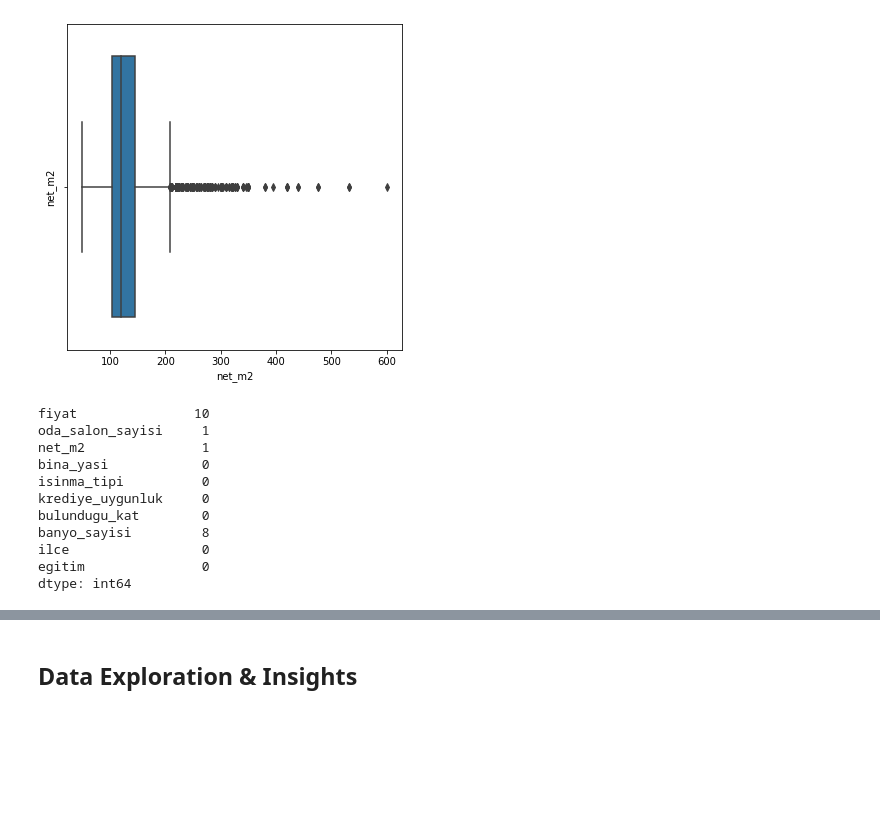
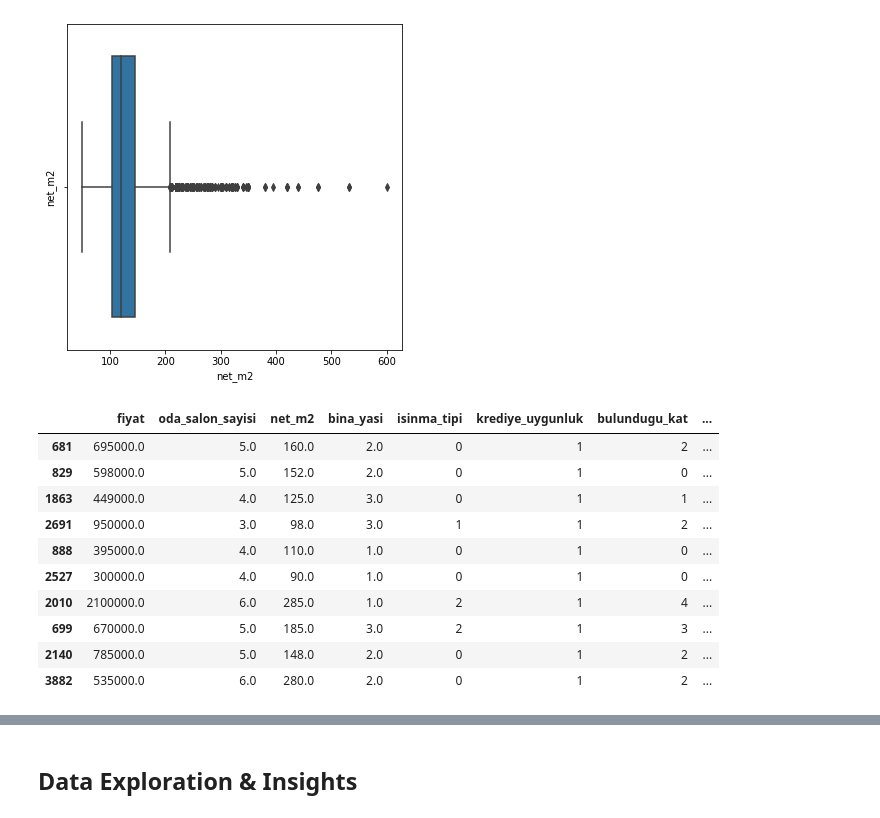
Before and after one commit to mtaylansahin/Preprocessing-Exploration-of-Turkish-Housing-Data, a Jupyter notebook: Preprocessing_and_Exploration.ipynb, the cells around one changed output, grey strips where cells are left out. Cells and saved outputs as stored; diff of their text form; code cells hidden in the pictures; blank space fills up the shorter version.

```diff
--- a/Preprocessing_and_Exploration.ipynb
+++ b/Preprocessing_and_Exploration.ipynb
@@ -373,20 +368,6 @@ for i,col in enumerate(columns_num,1):
 plt.show()
 # %% [output]
 [figure]
-# %%
-df.isna().sum()
-# %% [output]
-fiyat               10
-oda_salon_sayisi     1
-net_m2               1
-bina_yasi            0
-isinma_tipi          0
-krediye_uygunluk     0
-bulundugu_kat        0
-banyo_sayisi         8
-ilce                 0
-egitim               0
-dtype: int64
 # %%
 # Drop rows with missing price and rows with missing room number and m2
 # as we cannot reliably fill those, and there are only ~20 such rows
@@ -393,0 +378,15 @@ df.dropna(inplace=True)
+# %%
+# Taking a final look at a random sample of the data as we finish preprocessing
+df.sample(10)
+# %% [output]
+|  | fiyat | oda_salon_sayisi | net_m2 | bina_yasi | isinma_tipi | krediye_uygunluk | bulundugu_kat | ... |
+| 681 | 695000.0 | 5.0 | 160.0 | 2.0 | 0 | 1 | 2 | ... |
+| 829 | 598000.0 | 5.0 | 152.0 | 2.0 | 0 | 1 | 0 | ... |
+| 1863 | 449000.0 | 4.0 | 125.0 | 3.0 | 0 | 1 | 1 | ... |
+| 2691 | 950000.0 | 3.0 | 98.0 | 3.0 | 1 | 1 | 2 | ... |
+| 888 | 395000.0 | 4.0 | 110.0 | 1.0 | 0 | 1 | 0 | ... |
+| 2527 | 300000.0 | 4.0 | 90.0 | 1.0 | 0 | 1 | 0 | ... |
+| 2010 | 2100000.0 | 6.0 | 285.0 | 1.0 | 2 | 1 | 4 | ... |
+| 699 | 670000.0 | 5.0 | 185.0 | 3.0 | 2 | 1 | 3 | ... |
+| 2140 | 785000.0 | 5.0 | 148.0 | 2.0 | 0 | 1 | 2 | ... |
+| 3882 | 535000.0 | 6.0 | 280.0 | 2.0 | 0 | 1 | 2 | ... |
```
Also changed, not shown: parts of 7 cells of this notebook.
